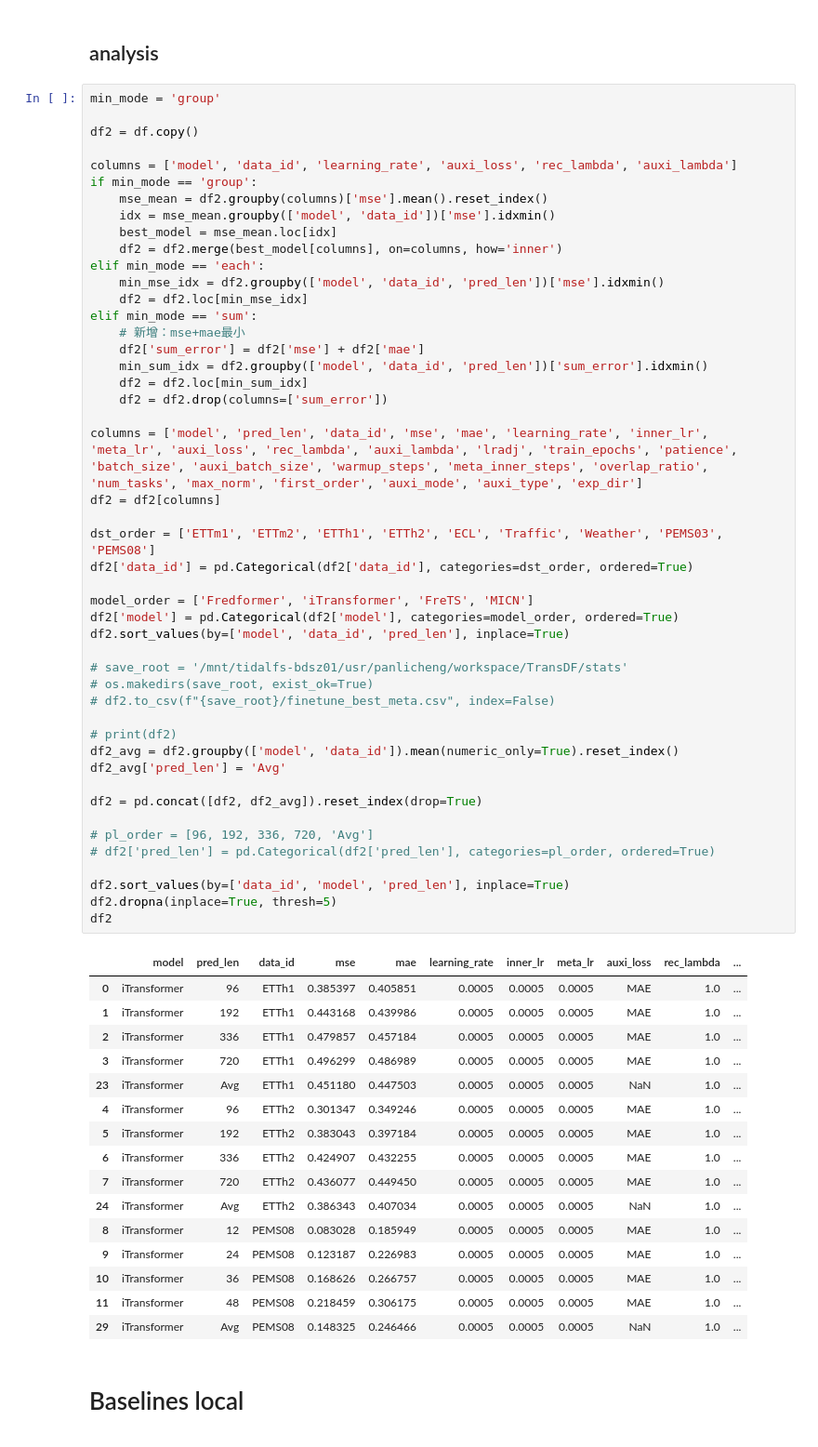
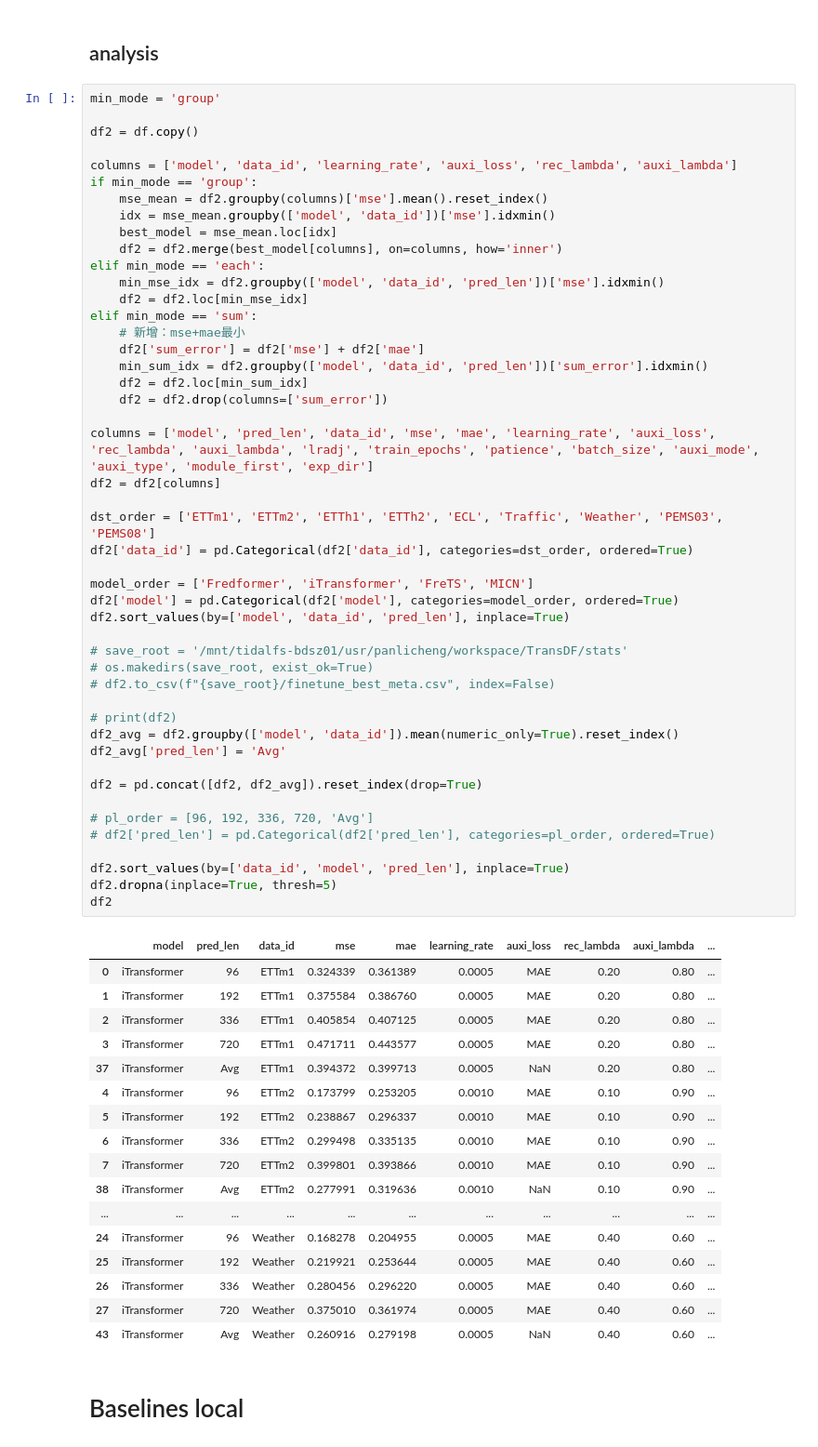
Before and after one commit to Master-PLC/FreDF, a Jupyter notebook: analyze/FreDF/long_term_forecast.ipynb, the cells around one changed output. Shown at 93% size. Drawn from its saved outputs; the diff is of its cells as text.

```diff
--- a/analyze/FreDF/long_term_forecast.ipynb
+++ b/analyze/FreDF/long_term_forecast.ipynb
@@ -198,50 +198,51 @@ elif min_mode == 'sum':
     min_sum_idx = df2.groupby(['model', 'data_id', 'pred_len'])['sum_error'].idxmin()
     df2 = df2.loc[min_sum_idx]
     df2 = df2.drop(columns=['sum_error'])
 
-columns = ['model', 'pred_len', 'data_id', 'mse', 'mae', 'learning_rate', 'inner_lr', 'meta_lr', 'auxi_loss', 'rec_lambda', 'auxi_lambda', 'lradj', 'train_epochs', 'patience', 'batch_size', 'auxi_batch_size', 'warmup_steps', 'meta_inner_steps', 'overlap_ratio', 'num_tasks', 'max_norm', 'first_order', 'auxi_mode', 'auxi_type', 'exp_dir']
+columns = ['model', 'pred_len', 'data_id', 'mse', 'mae', 'learning_rate', 'auxi_loss', 'rec_lambda', 'auxi_lambda', 'lradj', 'train_epochs', 'patience', 'batch_size', 'auxi_mode', 'auxi_type', 'module_first', 'exp_dir']
 df2 = df2[columns]
 
 dst_order = ['ETTm1', 'ETTm2', 'ETTh1', 'ETTh2', 'ECL', 'Traffic', 'Weather', 'PEMS03', 'PEMS08']
 df2['data_id'] = pd.Categorical(df2['data_id'], categories=dst_order, ordered=True)
 
 model_order = ['Fredformer', 'iTransformer', 'FreTS', 'MICN']
 df2['model'] = pd.Categorical(df2['model'], categories=model_order, ordered=True)
 df2.sort_values(by=['model', 'data_id', 'pred_len'], inplace=True)
 
 # save_root = '/mnt/tidalfs-bdsz01/usr/panlicheng/workspace/TransDF/stats'
 # os.makedirs(save_root, exist_ok=True)
 # df2.to_csv(f"{save_root}/finetune_best_meta.csv", index=False)
 
 # print(df2)
 df2_avg = df2.groupby(['model', 'data_id']).mean(numeric_only=True).reset_index()
 df2_avg['pred_len'] = 'Avg'
 
 df2 = pd.concat([df2, df2_avg]).reset_index(drop=True)
 
 # pl_order = [96, 192, 336, 720, 'Avg']
 # df2['pred_len'] = pd.Categorical(df2['pred_len'], categories=pl_order, ordered=True)
 
 df2.sort_values(by=['data_id', 'model', 'pred_len'], inplace=True)
 df2.dropna(inplace=True, thresh=5)
 df2
 # %% [output]
-|  | model | pred_len | data_id | mse | mae | learning_rate | inner_lr | meta_lr | auxi_loss | rec_lambda | ... |
-| 0 | iTransformer | 96 | ETTh1 | 0.385397 | 0.405851 | 0.0005 | 0.0005 | 0.0005 | MAE | 1.0 | ... |
-| 1 | iTransformer | 192 | ETTh1 | 0.443168 | 0.439986 | 0.0005 | 0.0005 | 0.0005 | MAE | 1.0 | ... |
-| 2 | iTransformer | 336 | ETTh1 | 0.479857 | 0.457184 | 0.0005 | 0.0005 | 0.0005 | MAE | 1.0 | ... |
-| 3 | iTransformer | 720 | ETTh1 | 0.496299 | 0.486989 | 0.0005 | 0.0005 | 0.0005 | MAE | 1.0 | ... |
-| 23 | iTransformer | Avg | ETTh1 | 0.451180 | 0.447503 | 0.0005 | 0.0005 | 0.0005 | NaN | 1.0 | ... |
-| 4 | iTransformer | 96 | ETTh2 | 0.301347 | 0.349246 | 0.0005 | 0.0005 | 0.0005 | MAE | 1.0 | ... |
-| 5 | iTransformer | 192 | ETTh2 | 0.383043 | 0.397184 | 0.0005 | 0.0005 | 0.0005 | MAE | 1.0 | ... |
-| 6 | iTransformer | 336 | ETTh2 | 0.424907 | 0.432255 | 0.0005 | 0.0005 | 0.0005 | MAE | 1.0 | ... |
-| 7 | iTransformer | 720 | ETTh2 | 0.436077 | 0.449450 | 0.0005 | 0.0005 | 0.0005 | MAE | 1.0 | ... |
-| 24 | iTransformer | Avg | ETTh2 | 0.386343 | 0.407034 | 0.0005 | 0.0005 | 0.0005 | NaN | 1.0 | ... |
-| 8 | iTransformer | 12 | PEMS08 | 0.083028 | 0.185949 | 0.0005 | 0.0005 | 0.0005 | MAE | 1.0 | ... |
-| 9 | iTransformer | 24 | PEMS08 | 0.123187 | 0.226983 | 0.0005 | 0.0005 | 0.0005 | MAE | 1.0 | ... |
-| 10 | iTransformer | 36 | PEMS08 | 0.168626 | 0.266757 | 0.0005 | 0.0005 | 0.0005 | MAE | 1.0 | ... |
-| 11 | iTransformer | 48 | PEMS08 | 0.218459 | 0.306175 | 0.0005 | 0.0005 | 0.0005 | MAE | 1.0 | ... |
-| 29 | iTransformer | Avg | PEMS08 | 0.148325 | 0.246466 | 0.0005 | 0.0005 | 0.0005 | NaN | 1.0 | ... |
+|  | model | pred_len | data_id | mse | mae | learning_rate | auxi_loss | rec_lambda | auxi_lambda | ... |
+| 0 | iTransformer | 96 | ETTm1 | 0.324339 | 0.361389 | 0.0005 | MAE | 0.20 | 0.80 | ... |
+| 1 | iTransformer | 192 | ETTm1 | 0.375584 | 0.386760 | 0.0005 | MAE | 0.20 | 0.80 | ... |
+| 2 | iTransformer | 336 | ETTm1 | 0.405854 | 0.407125 | 0.0005 | MAE | 0.20 | 0.80 | ... |
+| 3 | iTransformer | 720 | ETTm1 | 0.471711 | 0.443577 | 0.0005 | MAE | 0.20 | 0.80 | ... |
+| 37 | iTransformer | Avg | ETTm1 | 0.394372 | 0.399713 | 0.0005 | NaN | 0.20 | 0.80 | ... |
+| 4 | iTransformer | 96 | ETTm2 | 0.173799 | 0.253205 | 0.0010 | MAE | 0.10 | 0.90 | ... |
+| 5 | iTransformer | 192 | ETTm2 | 0.238867 | 0.296337 | 0.0010 | MAE | 0.10 | 0.90 | ... |
+| 6 | iTransformer | 336 | ETTm2 | 0.299498 | 0.335135 | 0.0010 | MAE | 0.10 | 0.90 | ... |
+| 7 | iTransformer | 720 | ETTm2 | 0.399801 | 0.393866 | 0.0010 | MAE | 0.10 | 0.90 | ... |
+| 38 | iTransformer | Avg | ETTm2 | 0.277991 | 0.319636 | 0.0010 | NaN | 0.10 | 0.90 | ... |
+| ... | ... | ... | ... | ... | ... | ... | ... | ... | ... | ... |
+| 24 | iTransformer | 96 | Weather | 0.168278 | 0.204955 | 0.0005 | MAE | 0.40 | 0.60 | ... |
+| 25 | iTransformer | 192 | Weather | 0.219921 | 0.253644 | 0.0005 | MAE | 0.40 | 0.60 | ... |
+| 26 | iTransformer | 336 | Weather | 0.280456 | 0.296220 | 0.0005 | MAE | 0.40 | 0.60 | ... |
+| 27 | iTransformer | 720 | Weather | 0.375010 | 0.361974 | 0.0005 | MAE | 0.40 | 0.60 | ... |
+| 43 | iTransformer | Avg | Weather | 0.260916 | 0.279198 | 0.0005 | NaN | 0.40 | 0.60 | ... |
 # %% [markdown]
 # Baselines local
 # %% [markdown]
```
Also changed, not shown: parts of 1 cell of this notebook, 1 other file.
